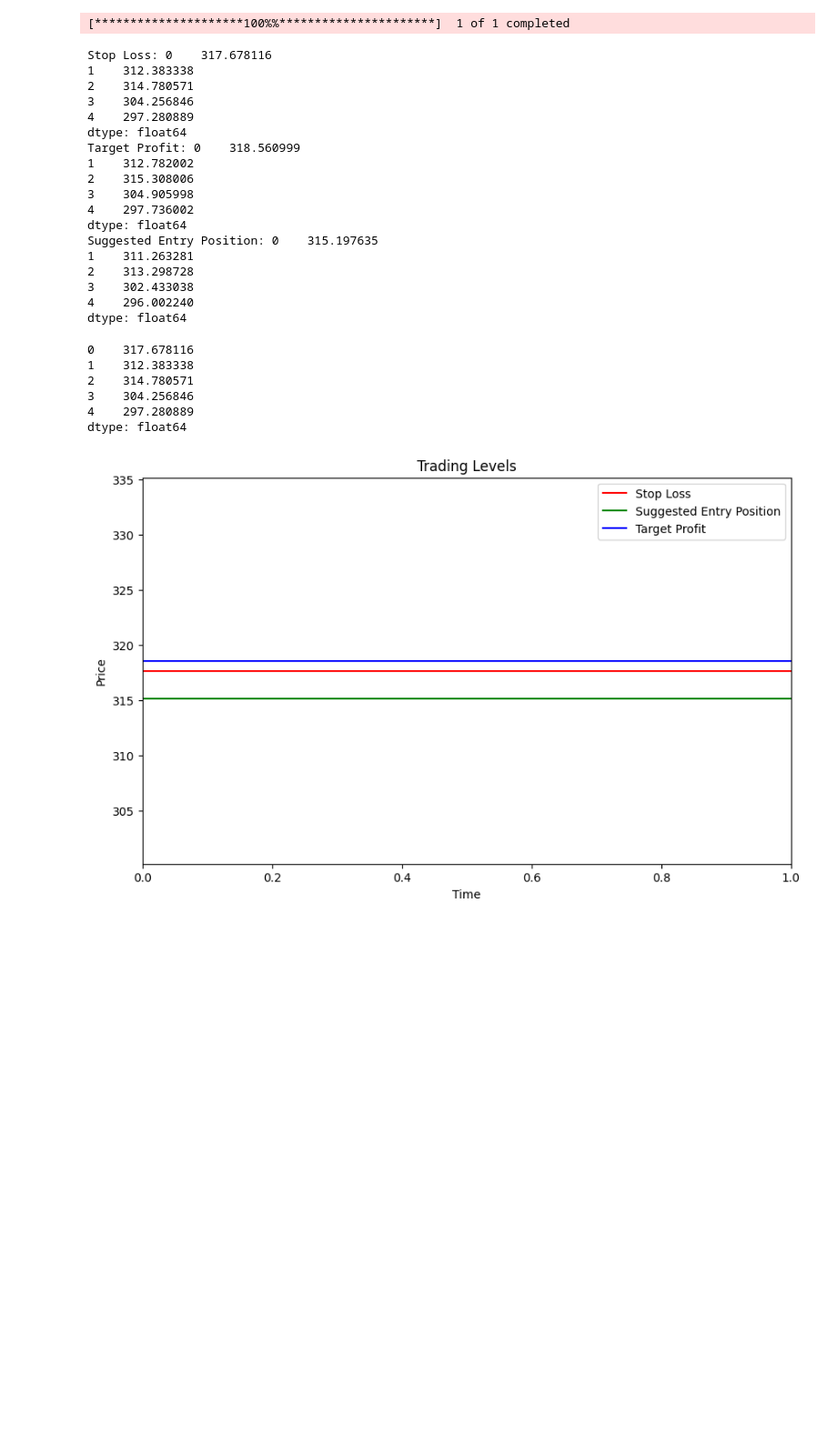
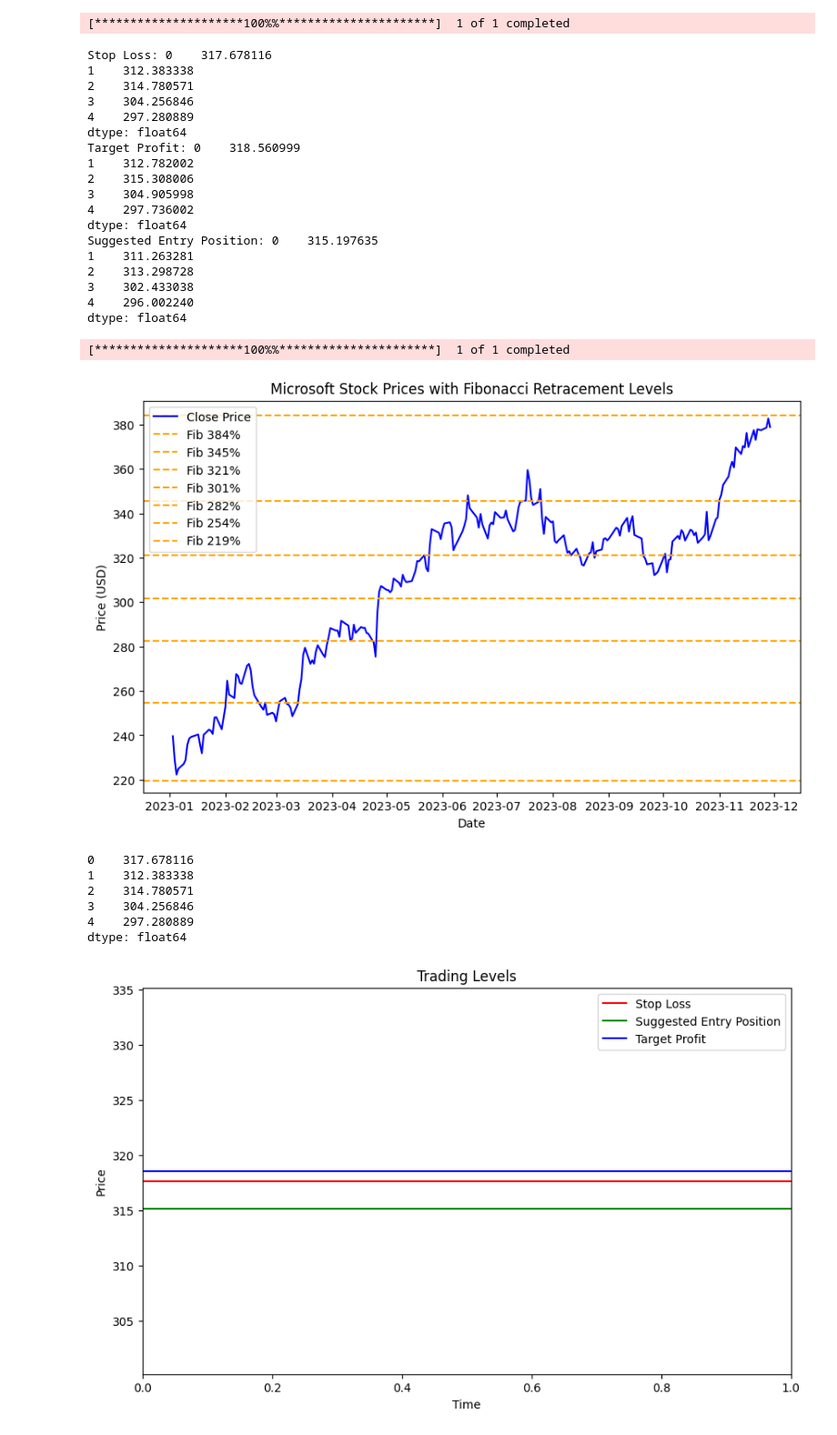
Before and after one commit to jfour1e/Quant-Algo-Trading, a Jupyter notebook: main.ipynb, the cells around one changed output. Shown at 91% size. Drawn from its saved outputs; the diff is of its cells as text; code cells hidden in the pictures; blank space fills up the shorter version.

```diff
--- a/main.ipynb
+++ b/main.ipynb
@@ -93,6 +93,70 @@ Suggested Entry Position: 0    315.197635
 3    302.433038
 4    296.002240
 dtype: float64
+# %%
+import yfinance as yf
+import matplotlib.pyplot as plt
+import numpy as np
+
+def fetch_stock_prices(symbol, start_date, end_date):
+    try:
+        # Fetch historical data from Yahoo Finance
+        stock_data = yf.download(symbol, start=start_date, end=end_date)
+        return stock_data
+    except Exception as e:
+        print(f"Error fetching data: {e}")
+        return None
+
+def calculate_fibonacci_levels(high, low):
+    # Calculate Fibonacci retracement levels
+    levels = [0, 23.6, 38.2, 50, 61.8, 78.6, 100]
+
+    # Calculate price range
+    price_range = high - low
+
+    # Calculate retracement levels
+    retracement_levels = [high - level / 100.0 * price_range for level in levels]
+
+    return retracement_levels
+
+def plot_stock_prices(stock_data, retracement_levels):
+    # Plotting the closing prices
+    plt.figure(figsize=(10, 6))
+    plt.plot(stock_data['Close'], label='Close Price', color='blue')
+
+    # Plotting Fibonacci retracement levels
+    for level in retracement_levels:
+        plt.axhline(y=level, linestyle='--', color='orange', label=f'Fib {int(level)}%')
+
+    plt.title('Microsoft Stock Prices with Fibonacci Retracement Levels')
+    plt.xlabel('Date')
+    plt.ylabel('Price (USD)')
+    plt.legend()
+    plt.show()
+
+if __name__ == "__main__":
+    # Define the stock symbol (Microsoft)
+    stock_symbol = 'MSFT'
+
+    # Define the time period for which you want historical data
+    start_date = '2023-01-01'
+    end_date = '2023-11-30'
+
+    # Fetch historical stock prices
+    msft_data = fetch_stock_prices(stock_symbol, start_date, end_date)
+
+    # If data is successfully fetched, calculate and plot Fibonacci retracement levels
+    if msft_data is not None:
+        # Calculate Fibonacci retracement levels using the highest and lowest prices
+        high_price = np.max(msft_data['High'])
+        low_price = np.min(msft_data['Low'])
+        retracement_levels = calculate_fibonacci_levels(high_price, low_price)
+
+        # Plot stock prices with Fibonacci retracement levels
+        plot_stock_prices(msft_data, retracement_levels)
+# %% [output]
+[*********************100%%**********************]  1 of 1 completed
+[figure, added]
 # %%
 print(stop_loss)
 # %% [output]
```
Also changed, not shown: parts of 3 cells of this notebook.
